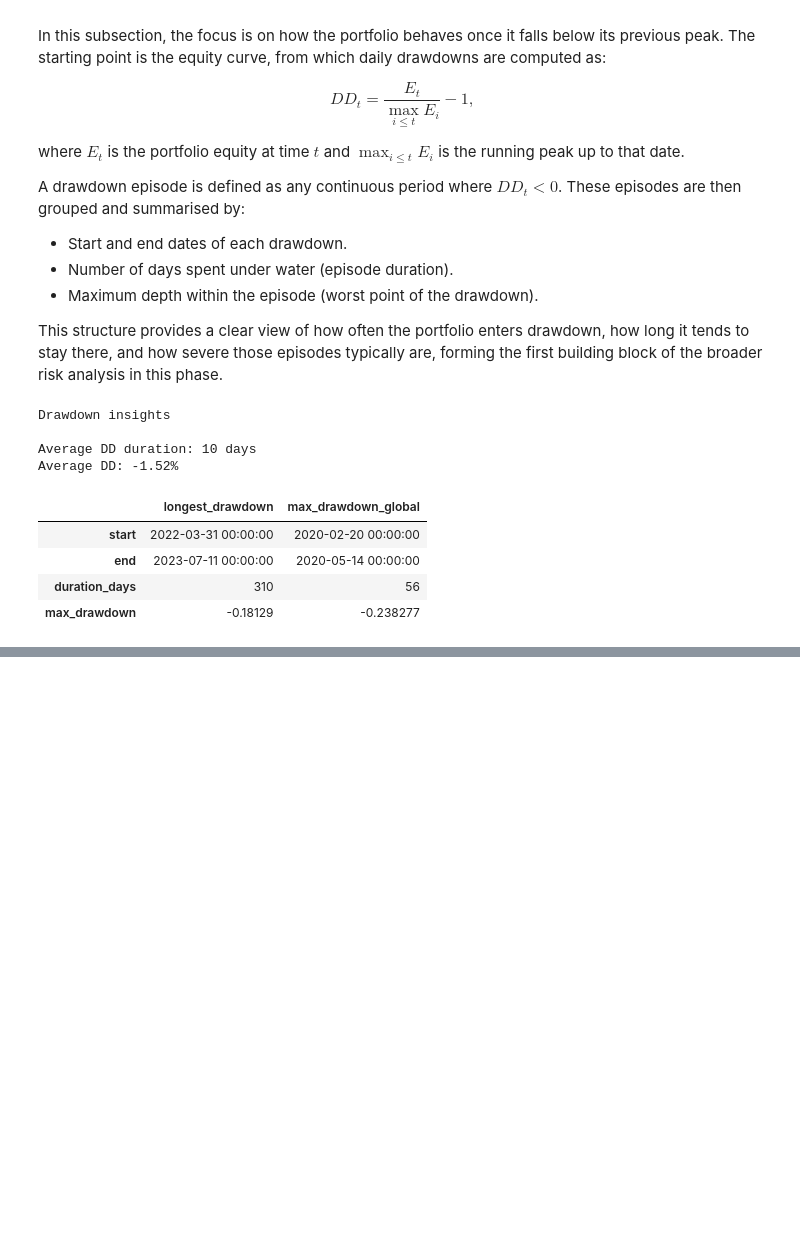
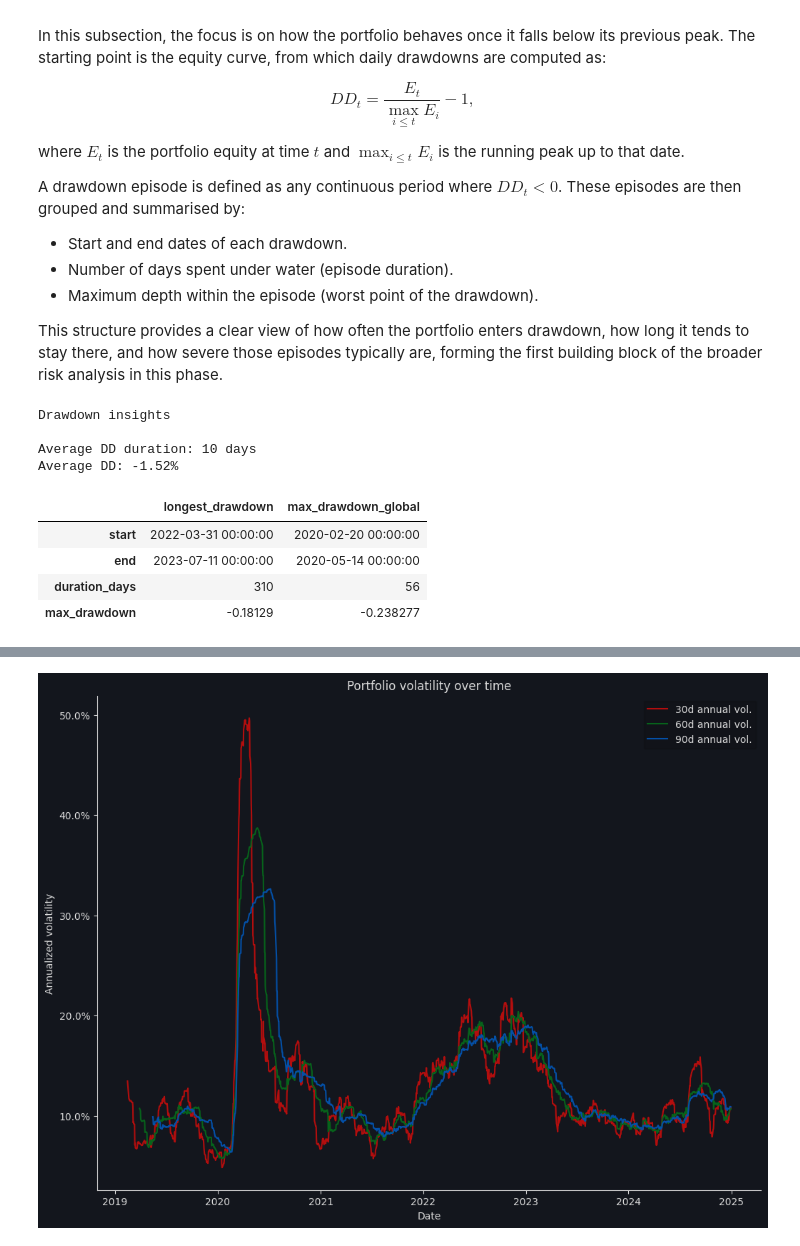
Before and after one commit to jamesafh99/finance-project, a Jupyter notebook: notebooks/03_analysis_and_risk.ipynb, the cells around one changed output, grey strips where cells are left out. Drawn from its saved outputs; the diff is of its cells as text; code cells hidden in the pictures; blank space fills up the shorter version.

```diff
--- a/notebooks/03_analysis_and_risk.ipynb
+++ b/notebooks/03_analysis_and_risk.ipynb
@@ -41,8 +44,8 @@ asset_universe = processed_data.drop(columns=["IRX"])
 #### **3.3 Data cleaning and calculations**
 # %%
 # Computing log and simple returns for further analysis
-log_returns = pd.DataFrame(np.log(asset_universe / asset_universe.shift(1))).dropna()
-simple_returns = ((asset_universe / asset_universe.shift(1)) - 1).dropna().reindex(index=log_returns.index).ffill()
+log_returns = pd.DataFrame(np.log(asset_universe / asset_universe.shift(1))).replace([np.inf, -np.inf], np.nan).dropna()
+simple_returns = ((asset_universe / asset_universe.shift(1)) - 1).dropna().reindex(index=log_returns.index)
 
 # Calculating weights
 weights = pd.Series(1 / len(asset_universe.columns), index= asset_universe.columns, name="equal_weights")
@@ -143,0 +157,45 @@ Average DD: -1.52%
+# %%
+# Computing annual rolling volatility (30d, 60d, 90d)
+vol_30d_ann = log_port_returns.rolling(window=30).std() * np.sqrt(trading_days)
+vol_60d_ann = log_port_returns.rolling(window=60).std() * np.sqrt(trading_days)
+vol_90d_ann = log_port_returns.rolling(window=90).std() * np.sqrt(trading_days)
+
+# Storing data into 'risk_data'
+risk_data["vol_30d_ann"] = vol_30d_ann
+risk_data["vol_60d_ann"] = vol_60d_ann
+risk_data["vol_90d_ann"] = vol_90d_ann
+
+# Creating main subplots
+fig, ax = plt.subplots(figsize=(12, 9))
+
+# Customizing layout
+background_color = "#13161D"
+font_color = "#dbdbdb"
+
+fig.set_facecolor(background_color)
+ax.set_facecolor(background_color)
+ax.tick_params(axis="both", which="both", colors=font_color)
+ax.spines[["top", "right"]].set_visible(False)
+ax.spines[["left", "bottom"]].set_color(font_color)
+
+# Adding volatility data to the axes
+ax.plot(vol_30d_ann.index, vol_30d_ann, color="#B30E0E", label="30d annual vol.")
+ax.plot(vol_60d_ann.index, vol_60d_ann, color="#07631B", label="60d annual vol.")
+ax.plot(vol_90d_ann.index, vol_90d_ann, color="#0450A7", label="90d annual vol.")
+
+# Formatting y-axis as percentages (%)
+ax.yaxis.set_major_formatter(mtick.PercentFormatter(xmax=1))
+
+# Setting labels
+ax.set_xlabel("Date", color=font_color)
+ax.set_ylabel("Annualized volatility", color=font_color)
+ax.set_title("Portfolio volatility over time", color=font_color)
+
+# Setting a legend
+legend = ax.legend(loc="upper right", facecolor="#0E1014", edgecolor="#0F1011", labelcolor=font_color)
+legend.get_frame().set_alpha(0.4)
+
+# Plotting the chart
+plt.show()
+# %% [output]
+[figure, added]
```
Also changed, not shown: parts of 5 cells of this notebook, 1 other file.
